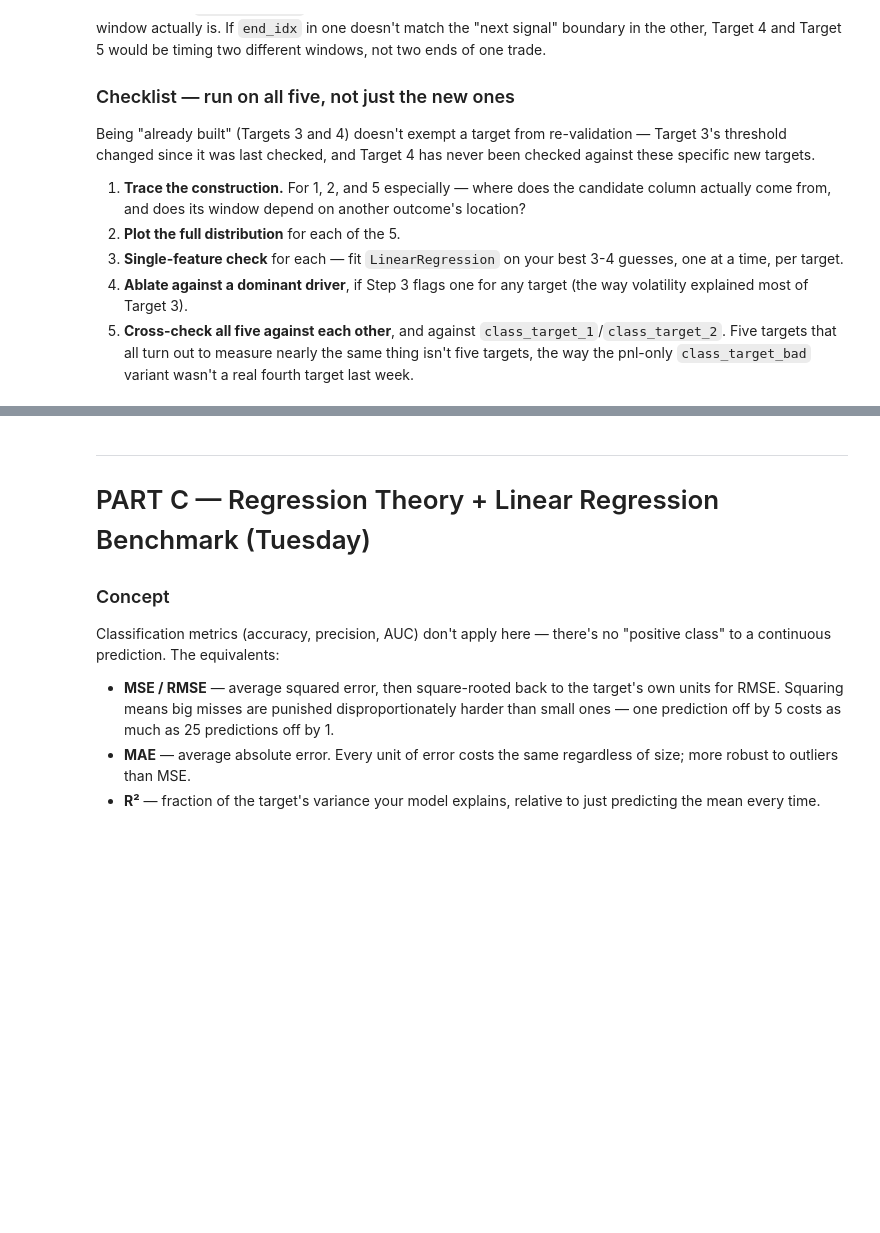
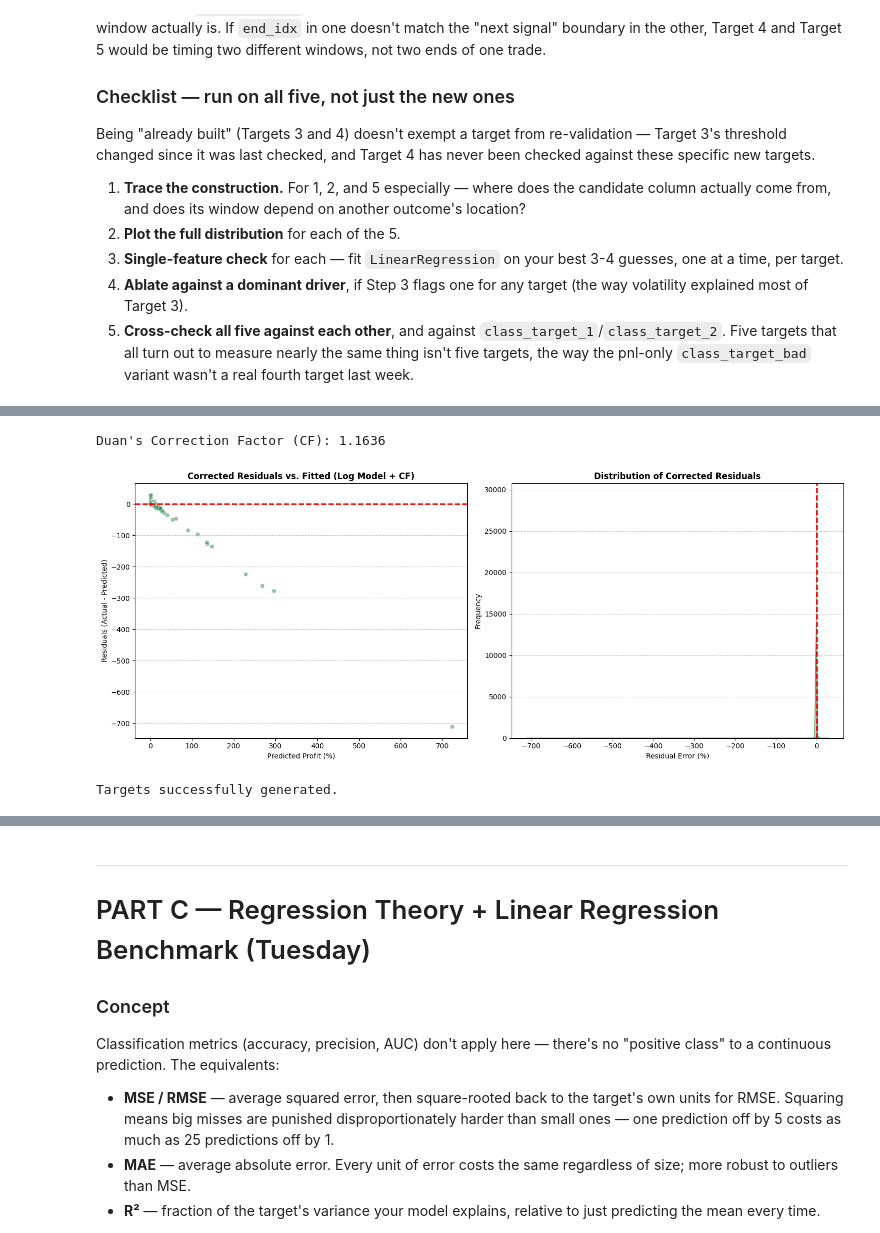
Before and after one commit to Jeshurun-B/EMA-optimizer-pipeline-v2, a Jupyter notebook: coolab_notebooks/week5_regression_trees.ipynb, the cells around one changed output, grey strips where cells are left out. Saved outputs shown, nothing was run; the diff lists cells and outputs as text; code cells hidden in the pictures; blank space fills up the shorter version.

```diff
--- a/coolab_notebooks/week5_regression_trees.ipynb
+++ b/coolab_notebooks/week5_regression_trees.ipynb
@@ -316,0 +364,59 @@ Being "already built" (Targets 3 and 4) doesn't exempt a target from re-validati
+# %%
+import numpy as np
+import matplotlib.pyplot as plt
+import seaborn as sns
+from sklearn.linear_model import LinearRegression
+
+# 1. Define targets (bounded at 0.005, capped at 10.0 to match your logic)
+df_eval = df_long.copy()
+df_eval['target_profit_raw'] = df_eval['total_mae']
+df_eval['target_profit_log'] = np.log(df_eval['target_profit_raw'])
+
+# 2. Drop NaNs for a clean fit
+test_features = [f for f in FEATURES_COMBINED if f in df_eval.columns]
+df_clean = df_eval[test_features + ['target_profit_log', 'target_profit_raw']].replace([np.inf, -np.inf], np.nan).dropna()
+
+X_eval = df_clean[test_features].values
+y_eval_log = df_clean['target_profit_log'].values
+y_eval_raw = df_clean['target_profit_raw'].values
+
+# 3. Fit LinReg in Log-Space
+lin_reg = LinearRegression()
+lin_reg.fit(X_eval, y_eval_log)
+preds_log = lin_reg.predict(X_eval)
+
+# 4. Duan's Smearing Estimator (The Correction)
+log_residuals = y_eval_log - preds_log
+duan_cf = np.mean(np.exp(log_residuals))
+print(f"Duan's Correction Factor (CF): {duan_cf:.4f}")
+
+# 5. Inverse transform predictions WITH the correction factor
+preds_raw_corrected = np.exp(preds_log) * duan_cf
+
+# 6. Calculate final residuals in raw percentage space
+residuals_raw = y_eval_raw - preds_raw_corrected
+
+# 7. Plot the Diagnostics
+fig, axes = plt.subplots(1, 2, figsize=(15, 6))
+
+# Panel A: Residuals vs. Fitted
+sns.scatterplot(x=preds_raw_corrected, y=residuals_raw, alpha=0.5, ax=axes[0], color='seagreen')
+axes[0].axhline(0, color='red', linestyle='--', linewidth=2)
+axes[0].set_title('Corrected Residuals vs. Fitted (Log Model + CF)', fontweight='bold')
+axes[0].set_xlabel('Predicted Profit (%)')
+axes[0].set_ylabel('Residuals (Actual - Predicted)')
+axes[0].grid(axis='y', linestyle='--', alpha=0.7)
+
+# Panel B: Residual Distribution
+sns.histplot(residuals_raw, bins=500, kde=True, ax=axes[1], color='mediumseagreen')
+axes[1].axvline(0, color='red', linestyle='--', linewidth=2)
+axes[1].set_title('Distribution of Corrected Residuals', fontweight='bold')
+axes[1].set_xlabel('Residual Error (%)')
+axes[1].set_ylabel('Frequency')
+axes[1].grid(axis='y', linestyle='--', alpha=0.7)
+
+plt.tight_layout()
+plt.show()
+# %% [output]
+Duan's Correction Factor (CF): 1.1636
+[figure, added]
@@ -322,12 +453,18 @@ Being "already built" (Targets 3 and 4) doesn't exempt a target from re-validati
 # class_target_bad were built last week (and if you do, add the construction
 # trace Step 1 above asks for).
 
+
+
 REG_TARGETS = {
-    'profit':        None,  # TODO: 'pnl_percent' or 'mfe_percent' -- pick one, say why
-    'quality':       None,  # TODO: 'target_special' or 'target_b'
-    'danger':        'total_mae',  # already built; still validate at the 1.0 threshold
-    'entry_timing':  'Optimum_entry',  # already built
-    'exit_timing':   None,  # TODO: after the construction-consistency check above
+    'profit':        'target_profit_log',
+    'quality':       'target_quality',
+    'danger':        'target_danger_log',
+    'entry_timing':  'Optimum_entry',
+    'exit_timing':   'target_exit_timing'
 }
 
+print("Targets successfully generated.")
+
 # TODO: run Checklist Steps 2-5 below for EACH of the five, before moving to Part C.
+# %% [output]
+Targets successfully generated.
```
Also changed, not shown: parts of 13 cells of this notebook.
